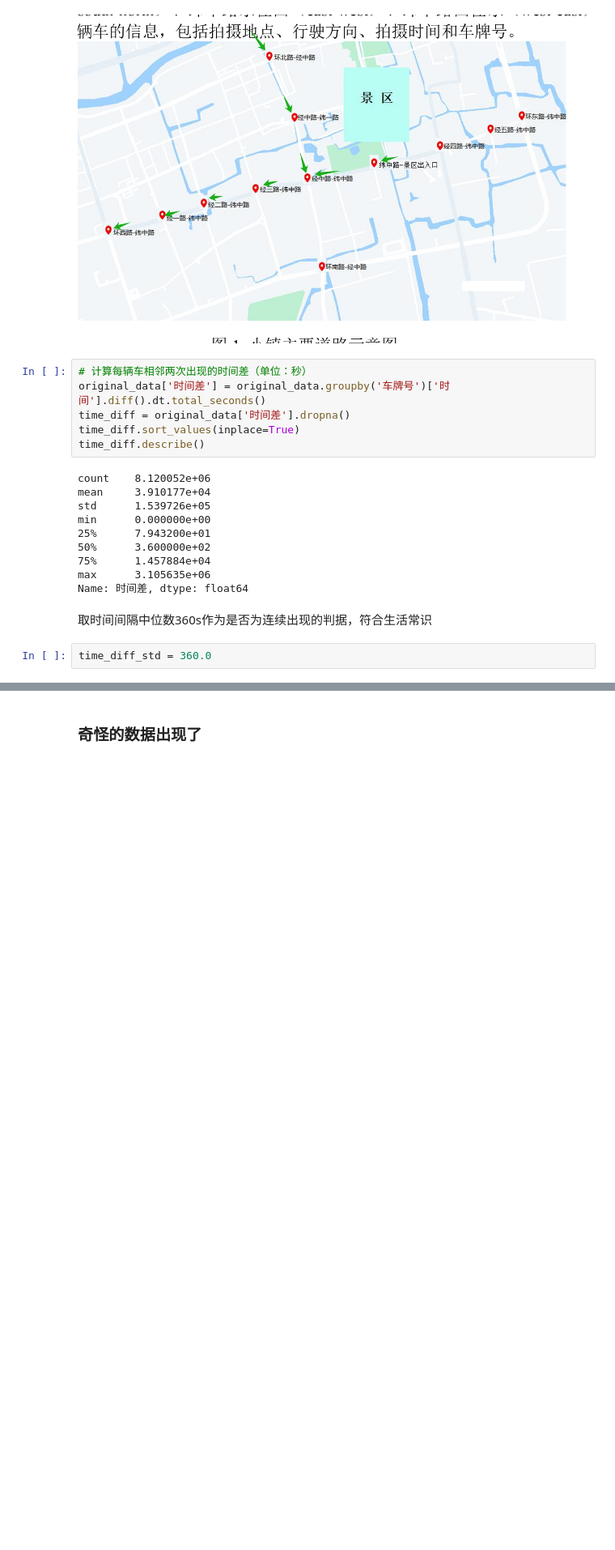
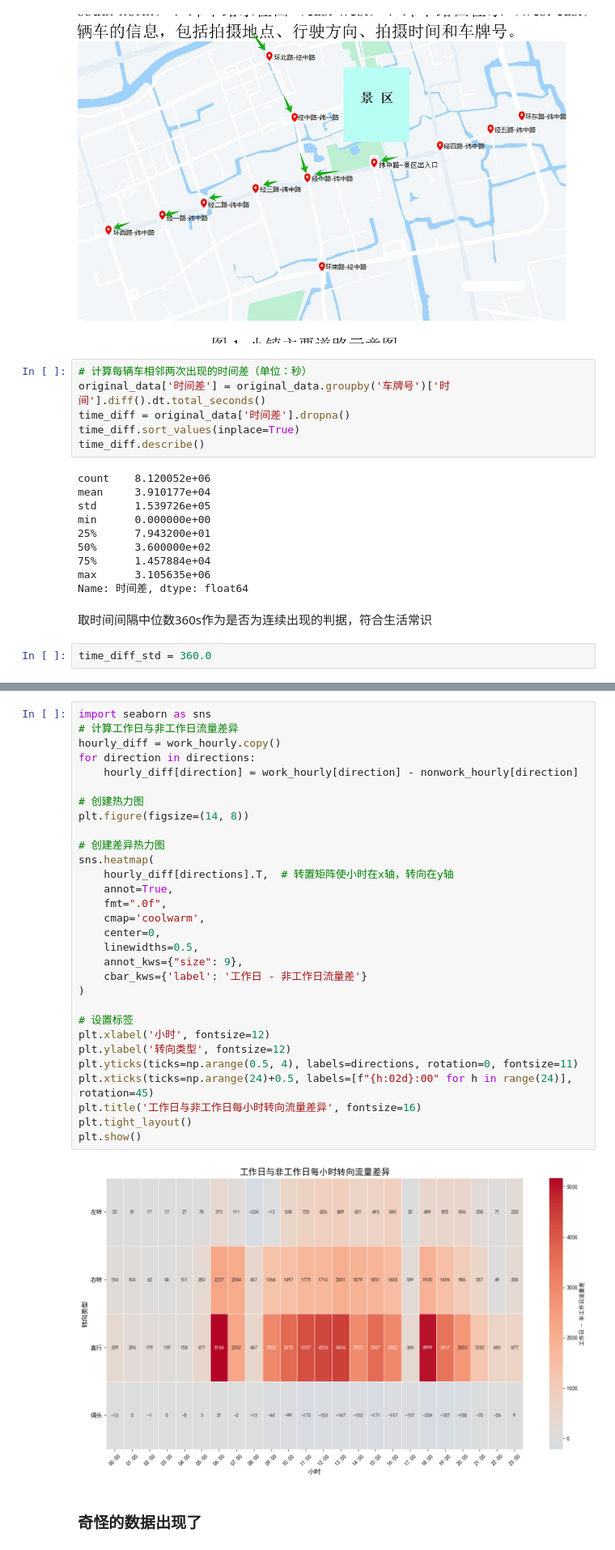
Before and after one commit to JadeAndStone/CUMCM, a Jupyter notebook: 2024E/Limoncello/Q1.ipynb, the cells around one changed output, grey strips where cells are left out. Shown at 81% size. Saved outputs shown, nothing was run; the diff lists cells and outputs as text; blank space fills up the shorter version.

```diff
--- a/2024E/Limoncello/Q1.ipynb
+++ b/2024E/Limoncello/Q1.ipynb
@@ -170,3 +550,35 @@ time_diff_std = 360.0
+# %%
+import seaborn as sns
+# 计算工作日与非工作日流量差异
+hourly_diff = work_hourly.copy()
+for direction in directions:
+    hourly_diff[direction] = work_hourly[direction] - nonwork_hourly[direction]
+
+# 创建热力图
+plt.figure(figsize=(14, 8))
+
+# 创建差异热力图
+sns.heatmap(
+    hourly_diff[directions].T,  # 转置矩阵使小时在x轴，转向在y轴
+    annot=True,
+    fmt=".0f",
+    cmap='coolwarm',
+    center=0,
+    linewidths=0.5,
+    annot_kws={"size": 9},
+    cbar_kws={'label': '工作日 - 非工作日流量差'}
+)
+
+# 设置标签
+plt.xlabel('小时', fontsize=12)
+plt.ylabel('转向类型', fontsize=12)
+plt.yticks(ticks=np.arange(0.5, 4), labels=directions, rotation=0, fontsize=11)
+plt.xticks(ticks=np.arange(24)+0.5, labels=[f"{h:02d}:00" for h in range(24)], rotation=45)
+plt.title('工作日与非工作日每小时转向流量差异', fontsize=16)
+plt.tight_layout()
+plt.show()
+# %% [output]
+[figure, added]
 # %% [markdown]
 ### 奇怪的数据出现了
 # %% [markdown]
```
Also changed, not shown: parts of 28 cells of this notebook.
